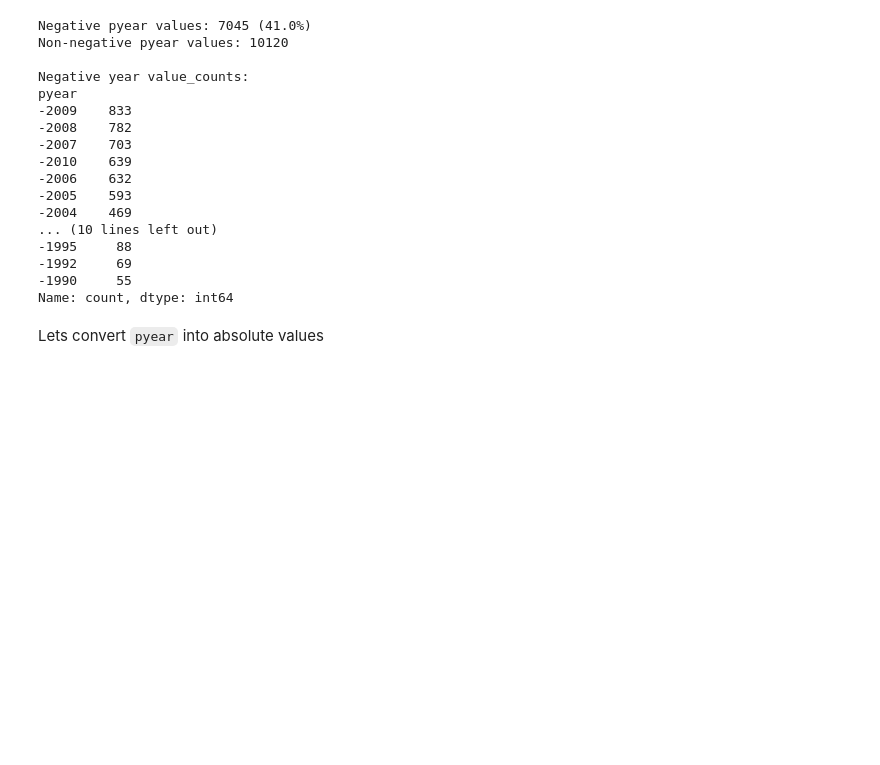
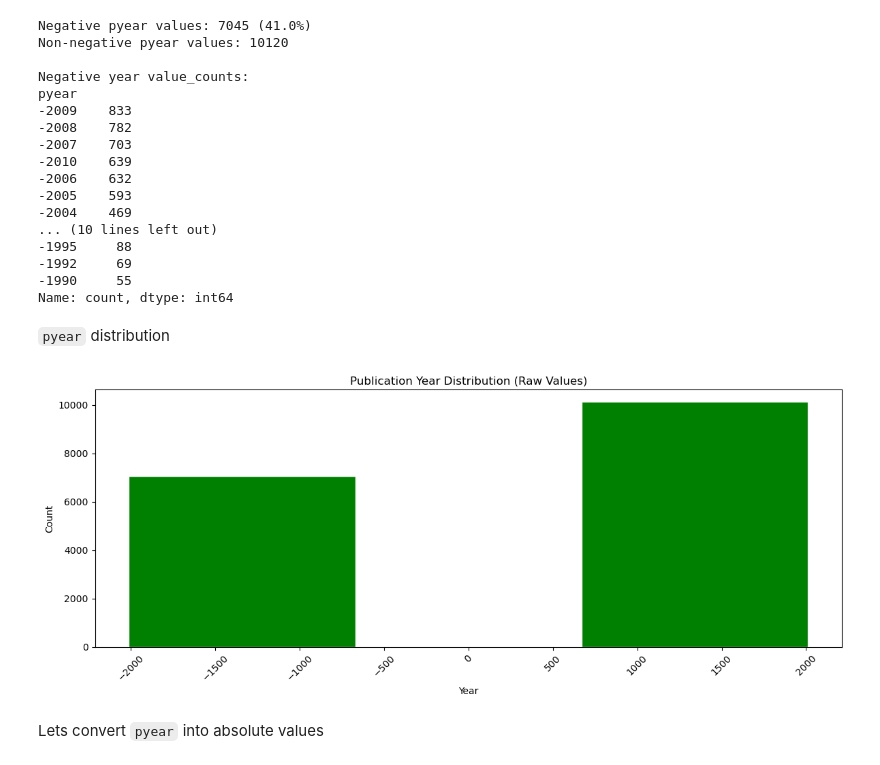
Before and after one commit to nagliskaro/big_data_g2, a Jupyter notebook: eda.ipynb, the cells around one changed output. Saved outputs shown, nothing was run; the diff lists cells and outputs as text; code cells hidden in the pictures; blank space fills up the shorter version.

```diff
--- a/eda.ipynb
+++ b/eda.ipynb
@@ -368,6 +368,19 @@ pyear
 -1992     69
 -1990     55
 Name: count, dtype: int64
+# %% [markdown]
+`pyear` distribution
+# %%
+fig, ax = plt.subplots(figsize=(12, 5))
+ax.hist(df["pyear"].dropna(), bins=3, edgecolor="white", color="green")
+ax.set_title("Publication Year Distribution (Raw Values)")
+ax.set_xlabel("Year")
+ax.set_ylabel("Count")
+plt.xticks(rotation=45)
+plt.tight_layout()
+plt.show()
+# %% [output]
+[figure, added]
 # %% [markdown]
 Lets convert `pyear` into absolute values
 # %%
```
Also changed, not shown: parts of 28 cells of this notebook, 4 other files.
